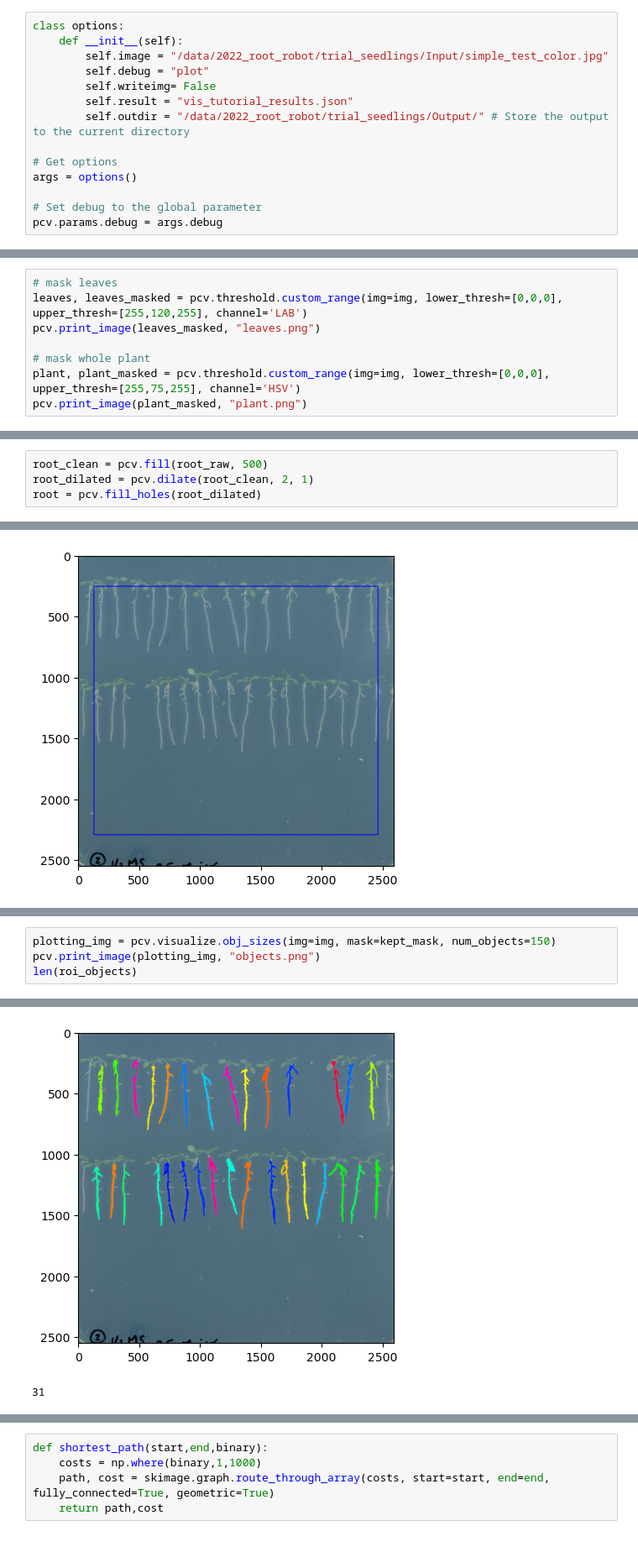
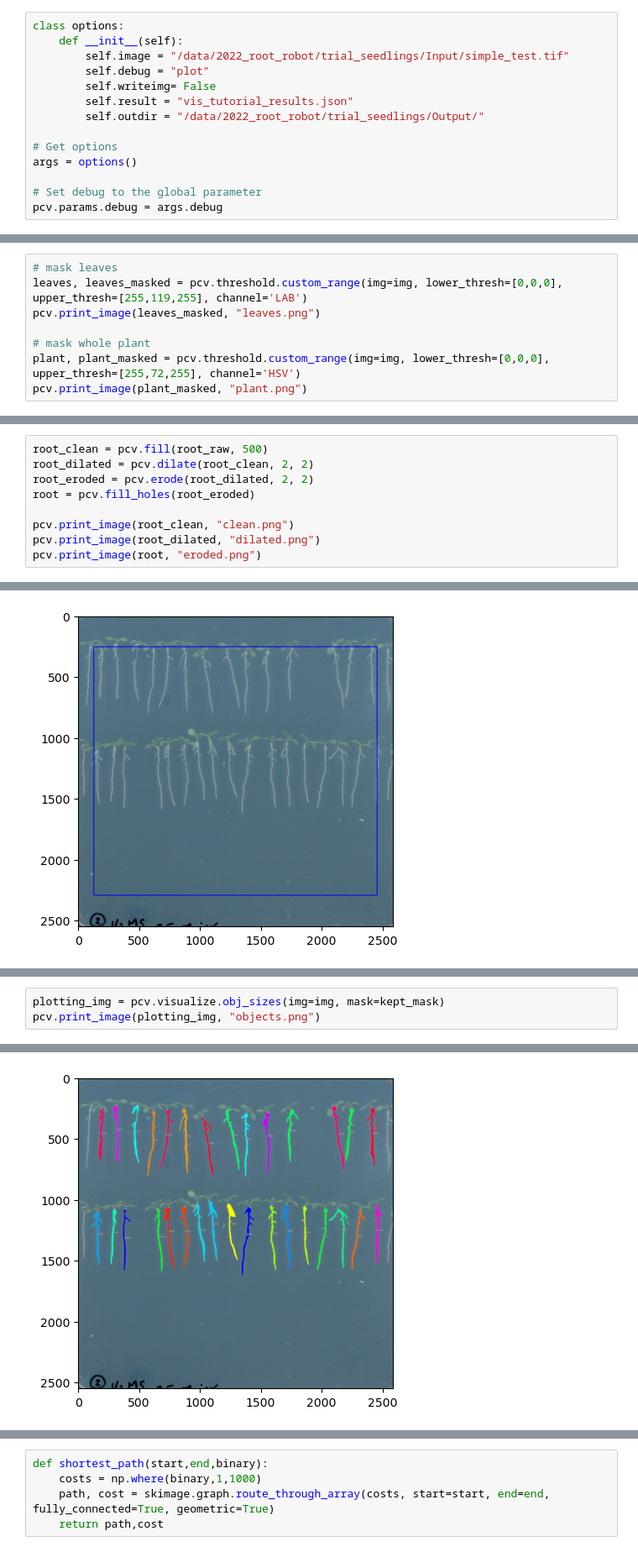
Before and after one commit to leonardblaschek/plantcv_seedlings, a Jupyter notebook: 2022-10-20_trial.ipynb, the cells around one changed output, grey strips where cells are left out. Shown at 84% size. Drawn from its saved outputs; the diff is of its cells as text.

```diff
--- a/2022-10-20_trial.ipynb
+++ b/2022-10-20_trial.ipynb
@@ -15,11 +14,11 @@ from plantcv import plantcv as pcv
 # %%
 class options:
     def __init__(self):
-        self.image = "/data/2022_root_robot/trial_seedlings/Input/simple_test_color.jpg"
+        self.image = "/data/2022_root_robot/trial_seedlings/Input/simple_test.tif"
         self.debug = "plot"
         self.writeimg= False
         self.result = "vis_tutorial_results.json"
-        self.outdir = "/data/2022_root_robot/trial_seedlings/Output/" # Store the output to the current directory
+        self.outdir = "/data/2022_root_robot/trial_seedlings/Output/"
 
 # Get options
 args = options()
@@ -76,9 +75,9 @@ hist = pcv.visualize.histogram(img=a)
 # %%
 # mask leaves
-leaves, leaves_masked = pcv.threshold.custom_range(img=img, lower_thresh=[0,0,0], upper_thresh=[255,120,255], channel='LAB')
+leaves, leaves_masked = pcv.threshold.custom_range(img=img, lower_thresh=[0,0,0], upper_thresh=[255,119,255], channel='LAB')
 pcv.print_image(leaves_masked, "leaves.png")
 
 # mask whole plant
-plant, plant_masked = pcv.threshold.custom_range(img=img, lower_thresh=[0,0,0], upper_thresh=[255,75,255], channel='HSV')
+plant, plant_masked = pcv.threshold.custom_range(img=img, lower_thresh=[0,0,0], upper_thresh=[255,72,255], channel='HSV')
 pcv.print_image(plant_masked, "plant.png")
 # %% [output]
@@ -94,5 +93,10 @@ root_raw = pcv.image_subtract(plant, leaves)
 # %%
 root_clean = pcv.fill(root_raw, 500)
-root_dilated = pcv.dilate(root_clean, 2, 1)
-root = pcv.fill_holes(root_dilated)
+root_dilated = pcv.dilate(root_clean, 2, 2)
+root_eroded = pcv.erode(root_dilated, 2, 2)
+root = pcv.fill_holes(root_eroded)
+
+pcv.print_image(root_clean, "clean.png")
+pcv.print_image(root_dilated, "dilated.png")
+pcv.print_image(root, "eroded.png")
 # %% [output]
@@ -136,8 +143,6 @@ pcv.print_image(kept_mask, "mask.png")
 # %%
-plotting_img = pcv.visualize.obj_sizes(img=img, mask=kept_mask, num_objects=150)
+plotting_img = pcv.visualize.obj_sizes(img=img, mask=kept_mask)
 pcv.print_image(plotting_img, "objects.png")
-len(roi_objects)
 # %% [output]
 There were 0 objects not annotated.
-[figure, old version]
+[figure, new version]
-31
```
Also changed, not shown: parts of 15 cells of this notebook.
